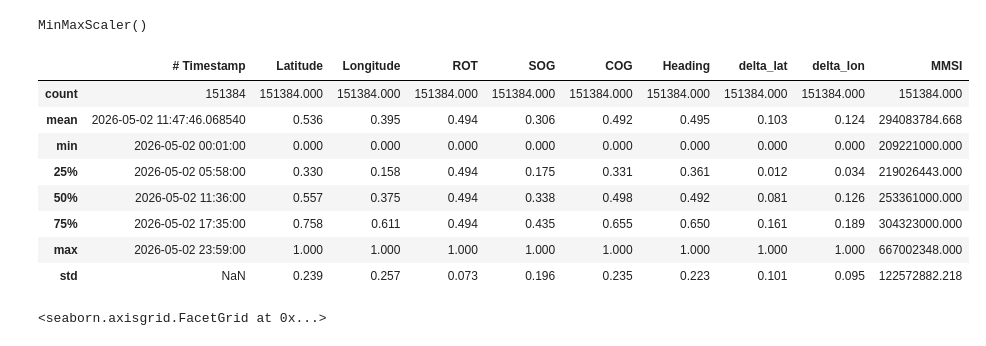
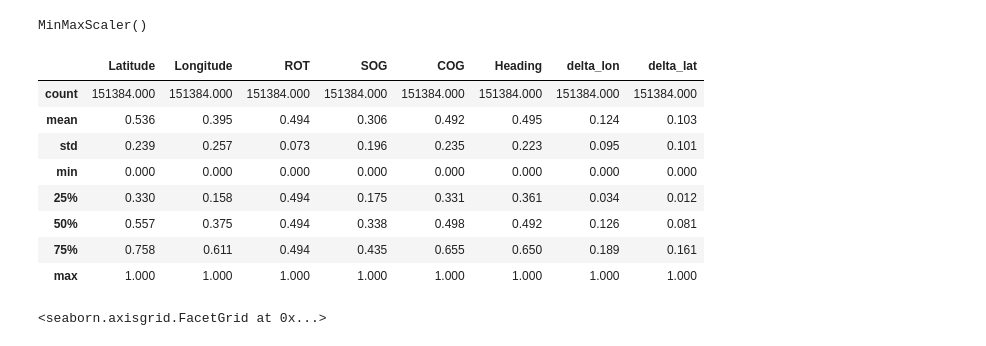
Before and after one commit to lukasjanusauskas/ais-duomenu-vizualizavimas, a Jupyter notebook: 1Lab.ipynb, the cells around one changed output. Saved outputs shown, nothing was run; the diff lists cells and outputs as text; code cells hidden in the pictures.

```diff
--- a/1Lab.ipynb
+++ b/1Lab.ipynb
@@ -632,26 +632,26 @@ Heading & 0.000 & 65.000 & 89.066 & 117.000 & 52.000 & 180.000 & 40.209 \\
 data['ROT'] = np.arcsinh(data['ROT'])
 # %%
 from sklearn.preprocessing import StandardScaler, MinMaxScaler
-scaler = StandardScaler()
+standscaler = StandardScaler()
 minmaxscaler = MinMaxScaler()
 numerical = ['Latitude', 'Longitude', 'ROT', 'SOG', 'COG', 'Heading', 'delta_lon', 'delta_lat']
-scaler.fit(data[numerical])
+standscaler.fit(data[numerical])
 minmaxscaler.fit(data[numerical])
 # %% [output]
 MinMaxScaler()
 # %%
-minmaxdata = data.copy()
-minmaxdata[numerical] = minmaxscaler.transform(data[numerical])
+standdata = data.copy()
+standdata[numerical] = standscaler.transform(data[numerical])
 # %%
-minmaxdata.describe()
+standdata[numerical].describe()
 # %% [output]
-|  | # Timestamp | Latitude | Longitude | ROT | SOG | COG | Heading | delta_lat | delta_lon | MMSI |
-| count | 151384 | 151384.000 | 151384.000 | 151384.000 | 151384.000 | 151384.000 | 151384.000 | 151384.000 | 151384.000 | 151384.000 |
-| mean | 2026-05-02 11:47:46.068540 | 0.536 | 0.395 | 0.494 | 0.306 | 0.492 | 0.495 | 0.103 | 0.124 | 294083784.668 |
-| min | 2026-05-02 00:01:00 | 0.000 | 0.000 | 0.000 | 0.000 | 0.000 | 0.000 | 0.000 | 0.000 | 209221000.000 |
-| 25% | 2026-05-02 05:58:00 | 0.330 | 0.158 | 0.494 | 0.175 | 0.331 | 0.361 | 0.012 | 0.034 | 219026443.000 |
-| 50% | 2026-05-02 11:36:00 | 0.557 | 0.375 | 0.494 | 0.338 | 0.498 | 0.492 | 0.081 | 0.126 | 253361000.000 |
-| 75% | 2026-05-02 17:35:00 | 0.758 | 0.611 | 0.494 | 0.435 | 0.655 | 0.650 | 0.161 | 0.189 | 304323000.000 |
-| max | 2026-05-02 23:59:00 | 1.000 | 1.000 | 1.000 | 1.000 | 1.000 | 1.000 | 1.000 | 1.000 | 667002348.000 |
-| std | NaN | 0.239 | 0.257 | 0.073 | 0.196 | 0.235 | 0.223 | 0.101 | 0.095 | 122572882.218 |
+|  | Latitude | Longitude | ROT | SOG | COG | Heading | delta_lon | delta_lat |
+| count | 151384.000 | 151384.000 | 151384.000 | 151384.000 | 151384.000 | 151384.000 | 151384.000 | 151384.000 |
+| mean | 0.536 | 0.395 | 0.494 | 0.306 | 0.492 | 0.495 | 0.124 | 0.103 |
+| std | 0.239 | 0.257 | 0.073 | 0.196 | 0.235 | 0.223 | 0.095 | 0.101 |
+| min | 0.000 | 0.000 | 0.000 | 0.000 | 0.000 | 0.000 | 0.000 | 0.000 |
+| 25% | 0.330 | 0.158 | 0.494 | 0.175 | 0.331 | 0.361 | 0.034 | 0.012 |
+| 50% | 0.557 | 0.375 | 0.494 | 0.338 | 0.498 | 0.492 | 0.126 | 0.081 |
+| 75% | 0.758 | 0.611 | 0.494 | 0.435 | 0.655 | 0.650 | 0.189 | 0.161 |
+| max | 1.000 | 1.000 | 1.000 | 1.000 | 1.000 | 1.000 | 1.000 | 1.000 |
 # %%
```
Also changed, not shown: parts of 7 cells of this notebook.
